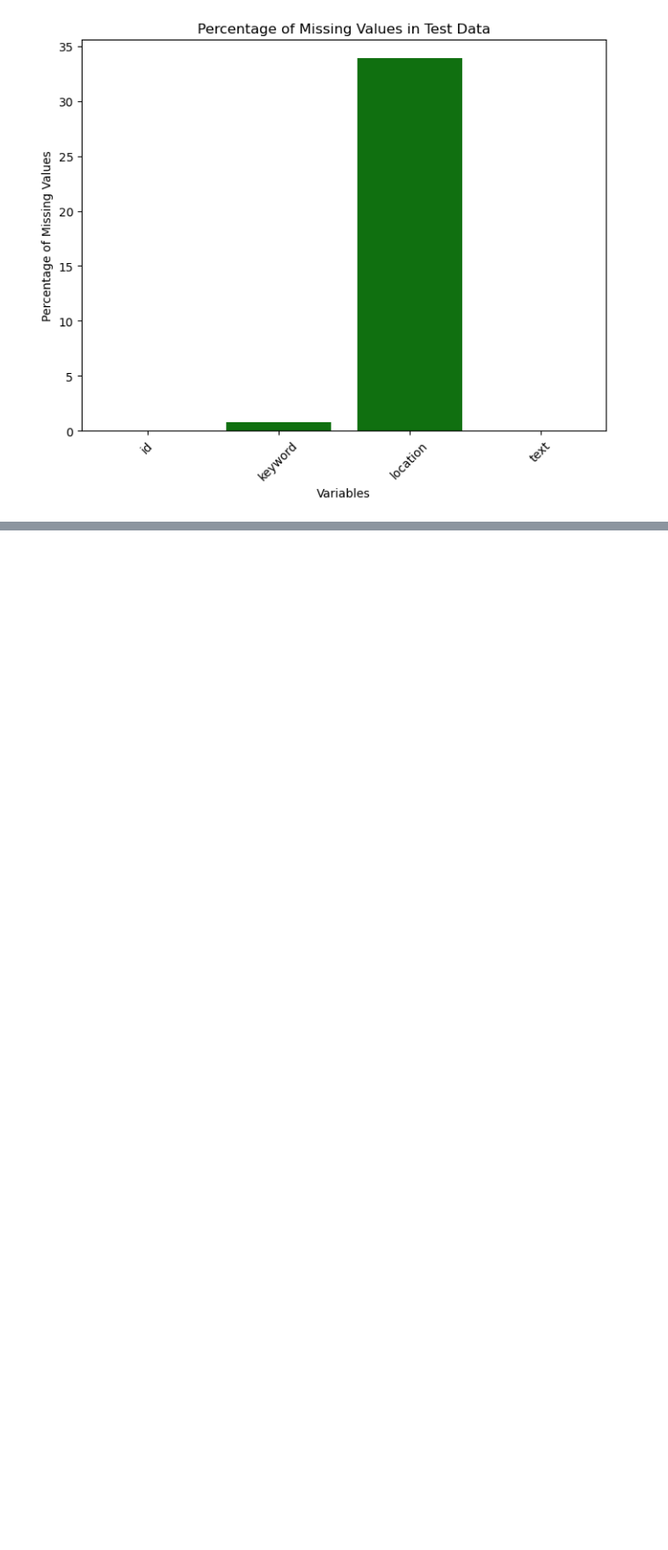
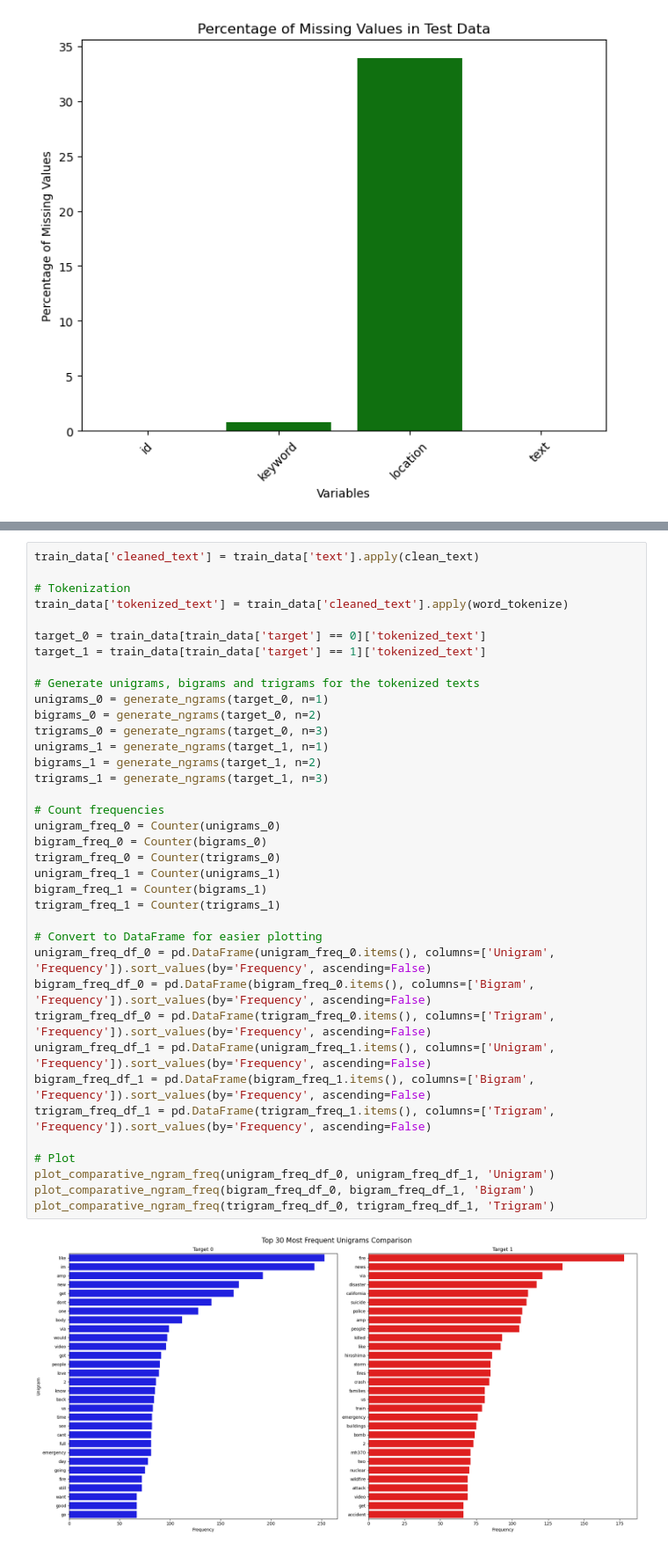
Before and after one commit to ninja-bo/nlp-with-disaster-tweets, a Jupyter notebook: baseline.ipynb, the cells around one changed output, grey strips where cells are left out. Shown: that part at 88% size. Saved outputs shown, nothing was run; the diff lists cells and outputs as text; blank space fills up the shorter version.

```diff
--- a/baseline.ipynb
+++ b/baseline.ipynb
@@ -156,0 +200,39 @@ train_data.head()
+# %%
+train_data['cleaned_text'] = train_data['text'].apply(clean_text)
+
+# Tokenization
+train_data['tokenized_text'] = train_data['cleaned_text'].apply(word_tokenize)
+
+target_0 = train_data[train_data['target'] == 0]['tokenized_text']
+target_1 = train_data[train_data['target'] == 1]['tokenized_text']
+
+# Generate unigrams, bigrams and trigrams for the tokenized texts
+unigrams_0 = generate_ngrams(target_0, n=1)
+bigrams_0 = generate_ngrams(target_0, n=2)
+trigrams_0 = generate_ngrams(target_0, n=3)
+unigrams_1 = generate_ngrams(target_1, n=1)
+bigrams_1 = generate_ngrams(target_1, n=2)
+trigrams_1 = generate_ngrams(target_1, n=3)
+
+# Count frequencies
+unigram_freq_0 = Counter(unigrams_0)
+bigram_freq_0 = Counter(bigrams_0)
+trigram_freq_0 = Counter(trigrams_0)
+unigram_freq_1 = Counter(unigrams_1)
+bigram_freq_1 = Counter(bigrams_1)
+trigram_freq_1 = Counter(trigrams_1)
+
+# Convert to DataFrame for easier plotting
+unigram_freq_df_0 = pd.DataFrame(unigram_freq_0.items(), columns=['Unigram', 'Frequency']).sort_values(by='Frequency', ascending=False)
+bigram_freq_df_0 = pd.DataFrame(bigram_freq_0.items(), columns=['Bigram', 'Frequency']).sort_values(by='Frequency', ascending=False)
+trigram_freq_df_0 = pd.DataFrame(trigram_freq_0.items(), columns=['Trigram', 'Frequency']).sort_values(by='Frequency', ascending=False)
+unigram_freq_df_1 = pd.DataFrame(unigram_freq_1.items(), columns=['Unigram', 'Frequency']).sort_values(by='Frequency', ascending=False)
+bigram_freq_df_1 = pd.DataFrame(bigram_freq_1.items(), columns=['Bigram', 'Frequency']).sort_values(by='Frequency', ascending=False)
+trigram_freq_df_1 = pd.DataFrame(trigram_freq_1.items(), columns=['Trigram', 'Frequency']).sort_values(by='Frequency', ascending=False)
+
+# Plot
+plot_comparative_ngram_freq(unigram_freq_df_0, unigram_freq_df_1, 'Unigram')
+plot_comparative_ngram_freq(bigram_freq_df_0, bigram_freq_df_1, 'Bigram')
+plot_comparative_ngram_freq(trigram_freq_df_0, trigram_freq_df_1, 'Trigram')
+# %% [output]
+[figure, added]
```
Also changed, not shown: parts of 9 cells of this notebook, 4 other files.
